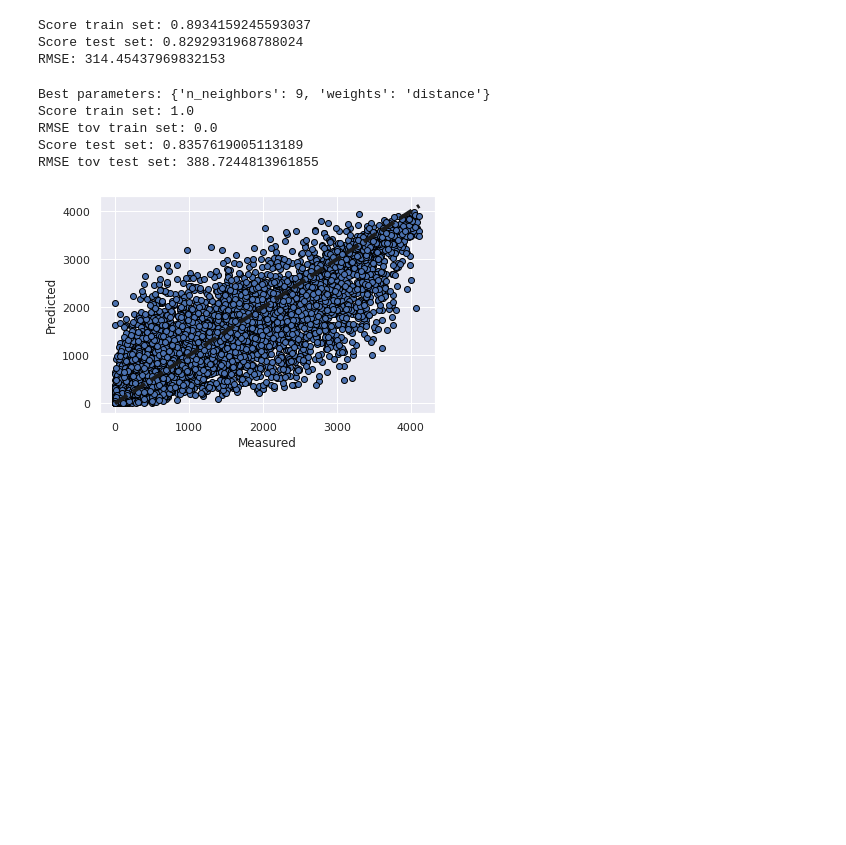
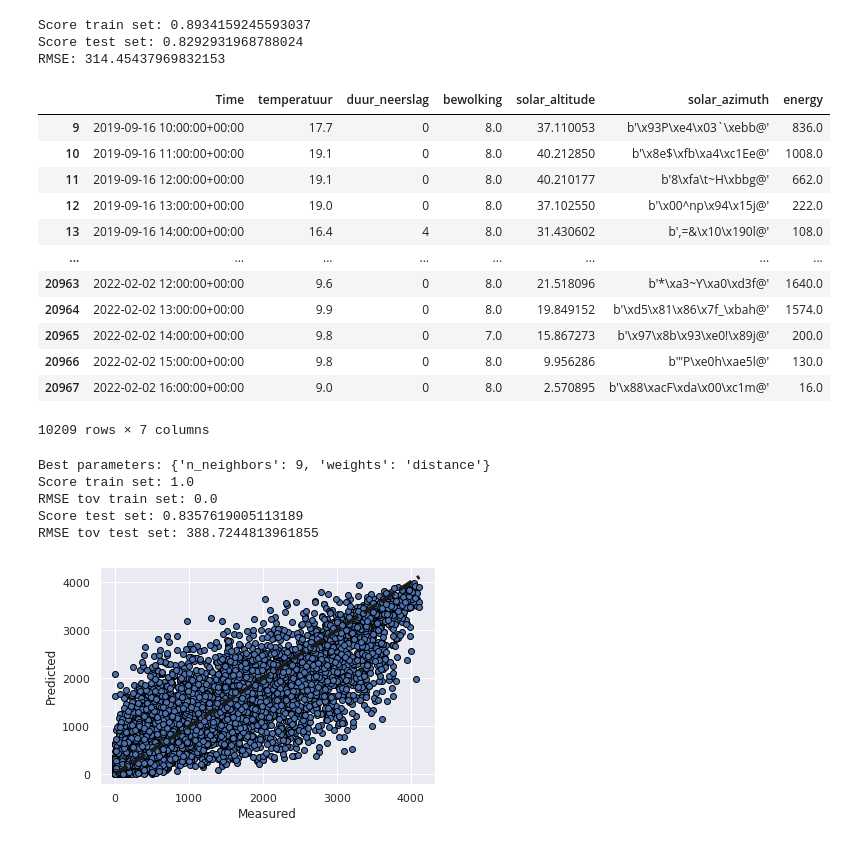
Before and after one commit to bosgnoom/data-engineer-eindopdracht, a Jupyter notebook: data_analyse.ipynb, the cells around one changed output. Drawn from its saved outputs; the diff is of its cells as text; code cells hidden in the pictures; blank space fills up the shorter version.

```diff
--- a/data_analyse.ipynb
+++ b/data_analyse.ipynb
@@ -56,6 +68,22 @@ print(f'RMSE: {rmse}')
 Score train set: 0.8934159245593037
 Score test set: 0.8292931968788024
 RMSE: 314.45437969832153
+# %%
+data_energy
+# %% [output]
+|  | Time | temperatuur | duur_neerslag | bewolking | solar_altitude | solar_azimuth | energy |
+| 9 | 2019-09-16 10:00:00+00:00 | 17.7 | 0 | 8.0 | 37.110053 | b'\x93P\xe4\x03`\xebb@' | 836.0 |
+| 10 | 2019-09-16 11:00:00+00:00 | 19.1 | 0 | 8.0 | 40.212850 | b'\x8e$\xfb\xa4\xc1Ee@' | 1008.0 |
+| 11 | 2019-09-16 12:00:00+00:00 | 19.1 | 0 | 8.0 | 40.210177 | b'8\xfa\t~H\xbbg@' | 662.0 |
+| 12 | 2019-09-16 13:00:00+00:00 | 19.0 | 0 | 8.0 | 37.102550 | b'\x00^np\x94\x15j@' | 222.0 |
+| 13 | 2019-09-16 14:00:00+00:00 | 16.4 | 4 | 8.0 | 31.430602 | b',=&\x10\x190l@' | 108.0 |
+| ... | ... | ... | ... | ... | ... | ... | ... |
+| 20963 | 2022-02-02 12:00:00+00:00 | 9.6 | 0 | 8.0 | 21.518096 | b'*\xa3~Y\xa0\xd3f@' | 1640.0 |
+| 20964 | 2022-02-02 13:00:00+00:00 | 9.9 | 0 | 8.0 | 19.849152 | b'\xd5\x81\x86\x7f_\xbah@' | 1574.0 |
+| 20965 | 2022-02-02 14:00:00+00:00 | 9.8 | 0 | 7.0 | 15.867273 | b'\x97\x8b\x93\xe0!\x89j@' | 200.0 |
+| 20966 | 2022-02-02 15:00:00+00:00 | 9.8 | 0 | 8.0 | 9.956286 | b'"P\xe0h\xae5l@' | 130.0 |
+| 20967 | 2022-02-02 16:00:00+00:00 | 9.0 | 0 | 8.0 | 2.570895 | b'\x88\xacF\xda\x00\xc1m@' | 16.0 |
+10209 rows × 7 columns
 # %%
 # Bepalen welke parameters beste zijn voor de voorspelling
 from sklearn.preprocessing import StandardScaler
```
Also changed, not shown: parts of 2 cells of this notebook, 6 other files.
